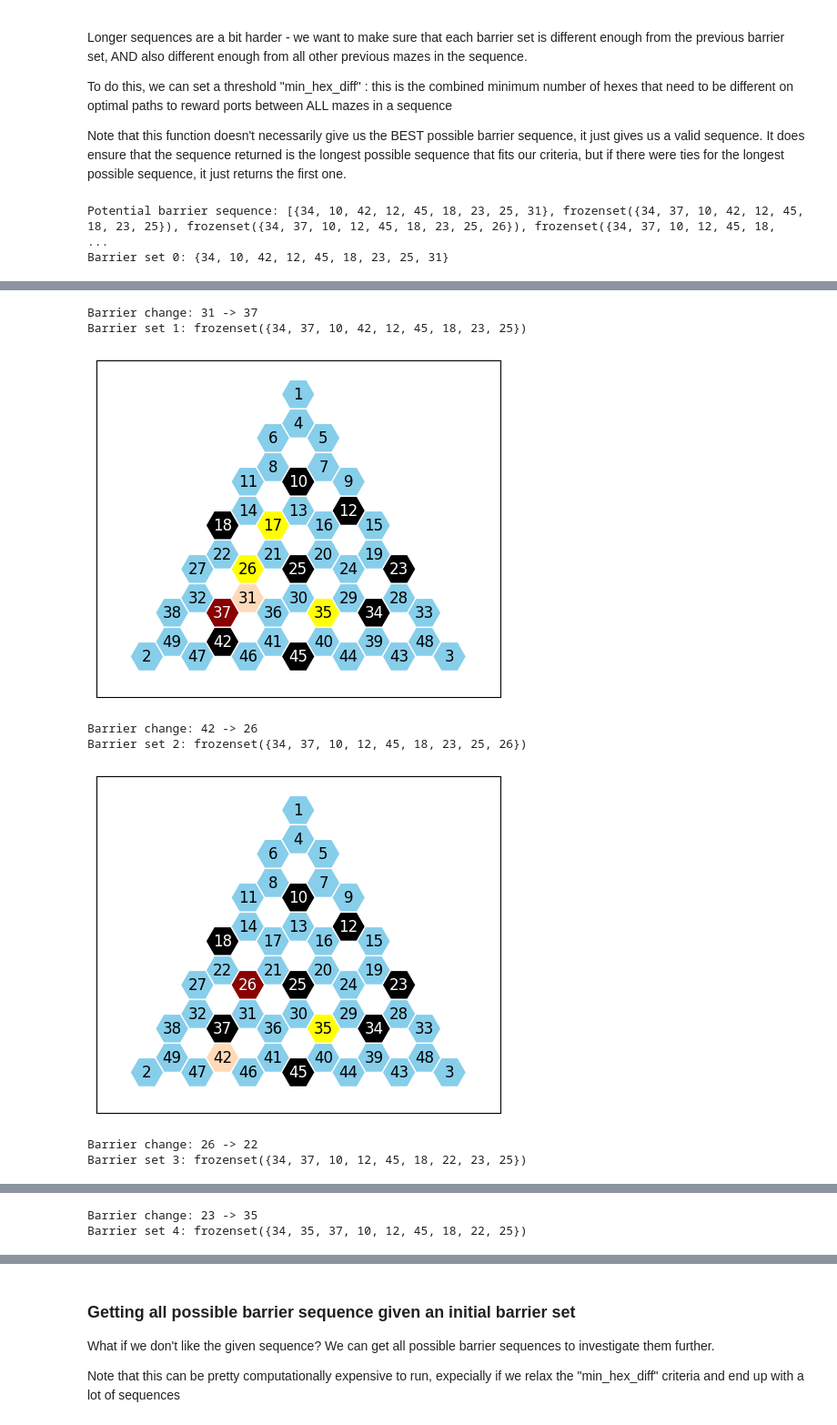
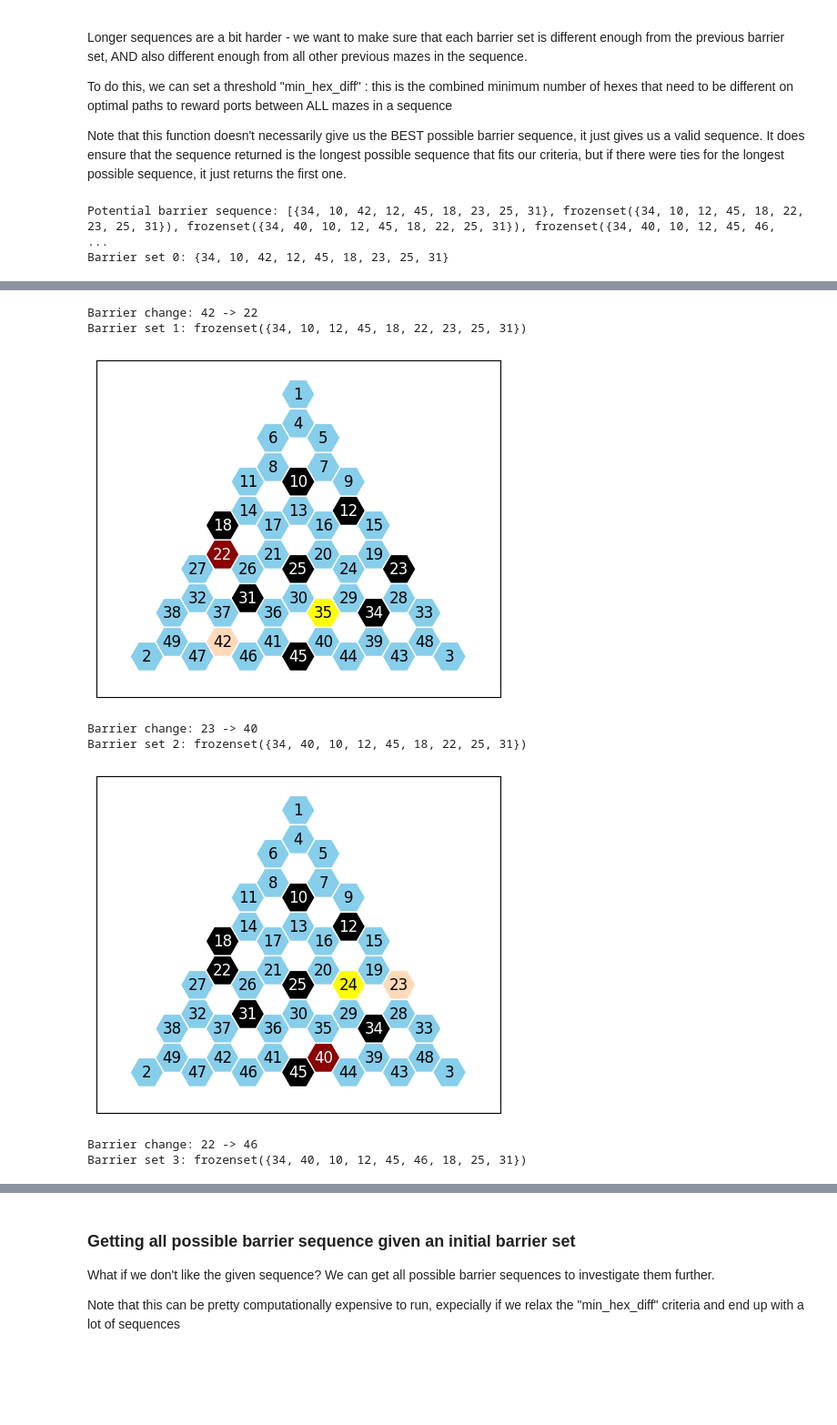
Before and after one commit to calderast/Hex-maze, a Jupyter notebook: Tutorials/Generate_Barrier_Sequence_Database_OLD.ipynb, the cells around one changed output, grey strips where cells are left out. Shown: that part at 91% size. Drawn from its saved outputs; the diff is of its cells as text; code cells hidden in the pictures; blank space fills up the shorter version.

```diff
--- a/Tutorials/Generate_Barrier_Sequence_Database.ipynb
+++ b/Tutorials/Generate_Barrier_Sequence_Database_OLD.ipynb
@@ -78,24 +74,24 @@ Note that this function doesn't necessarily give us the BEST possible barrier se
 # %%
 from hex_maze_utils import get_barrier_sequence, plot_barrier_change_sequence
 
 original_barriers = {34, 10, 42, 12, 45, 18, 23, 25, 31}
 
 # Given a set of original barriers, get a potential barrier sequence
-barrier_sequence = get_barrier_sequence(df, original_barriers, min_hex_diff=8, max_sequence_length=5)
+barrier_sequence = get_barrier_sequence(df, original_barriers, min_hex_diff=20, max_sequence_length=5)
 
 print(f"Potential barrier sequence: {barrier_sequence}")
 
 # Plot all of the mazes in the sequence
 plot_barrier_change_sequence(barrier_sequence)
 # %% [output]
-Potential barrier sequence: [{34, 10, 42, 12, 45, 18, 23, 25, 31}, frozenset({34, 37, 10, 42, 12, 45, 18, 23, 25}), frozenset({34, 37, 10, 12, 45, 18, 23, 25, 26}), frozenset({34, 37, 10, 12, 45, 18,  ...
+Potential barrier sequence: [{34, 10, 42, 12, 45, 18, 23, 25, 31}, frozenset({34, 10, 12, 45, 18, 22, 23, 25, 31}), frozenset({34, 40, 10, 12, 45, 18, 22, 25, 31}), frozenset({34, 40, 10, 12, 45, 46,  ...
 Barrier set 0: {34, 10, 42, 12, 45, 18, 23, 25, 31}
 [figure]
-Barrier change: 31 -> 37
-Barrier set 1: frozenset({34, 37, 10, 42, 12, 45, 18, 23, 25})
+Barrier change: 42 -> 22
+Barrier set 1: frozenset({34, 10, 12, 45, 18, 22, 23, 25, 31})
-[figure, old version]
+[figure, new version]
-Barrier change: 42 -> 26
-Barrier set 2: frozenset({34, 37, 10, 12, 45, 18, 23, 25, 26})
+Barrier change: 23 -> 40
+Barrier set 2: frozenset({34, 40, 10, 12, 45, 18, 22, 25, 31})
-[figure, old version]
+[figure, new version]
-Barrier change: 26 -> 22
-Barrier set 3: frozenset({34, 37, 10, 12, 45, 18, 22, 23, 25})
+Barrier change: 22 -> 46
+Barrier set 3: frozenset({34, 40, 10, 12, 45, 46, 18, 25, 31})
@@ -103,2 +98,0 @@ Barrier set 3: frozenset({34, 37, 10, 12, 45, 18, 22, 23, 25})
-Barrier change: 23 -> 35
-Barrier set 4: frozenset({34, 35, 37, 10, 12, 45, 18, 22, 25})
```
Also changed, not shown: parts of 4 cells of this notebook, 7 other files.
